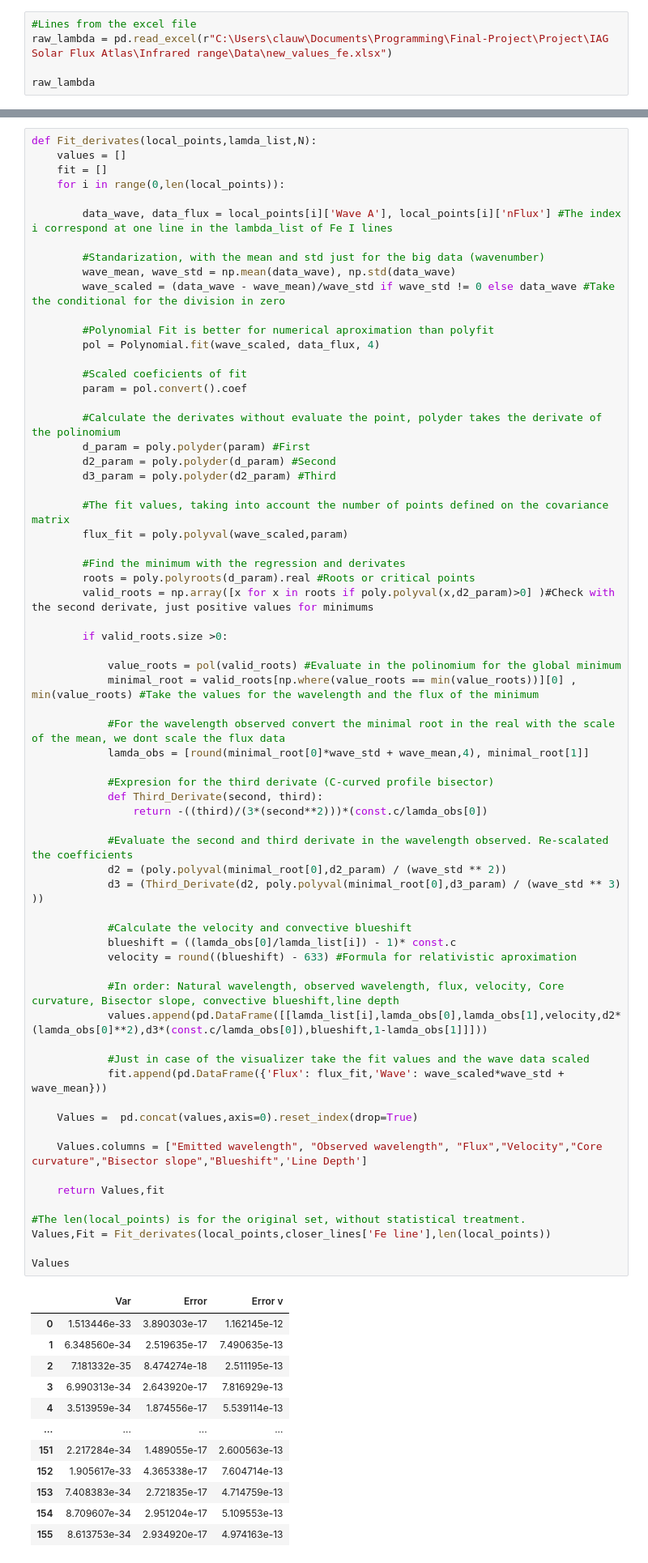
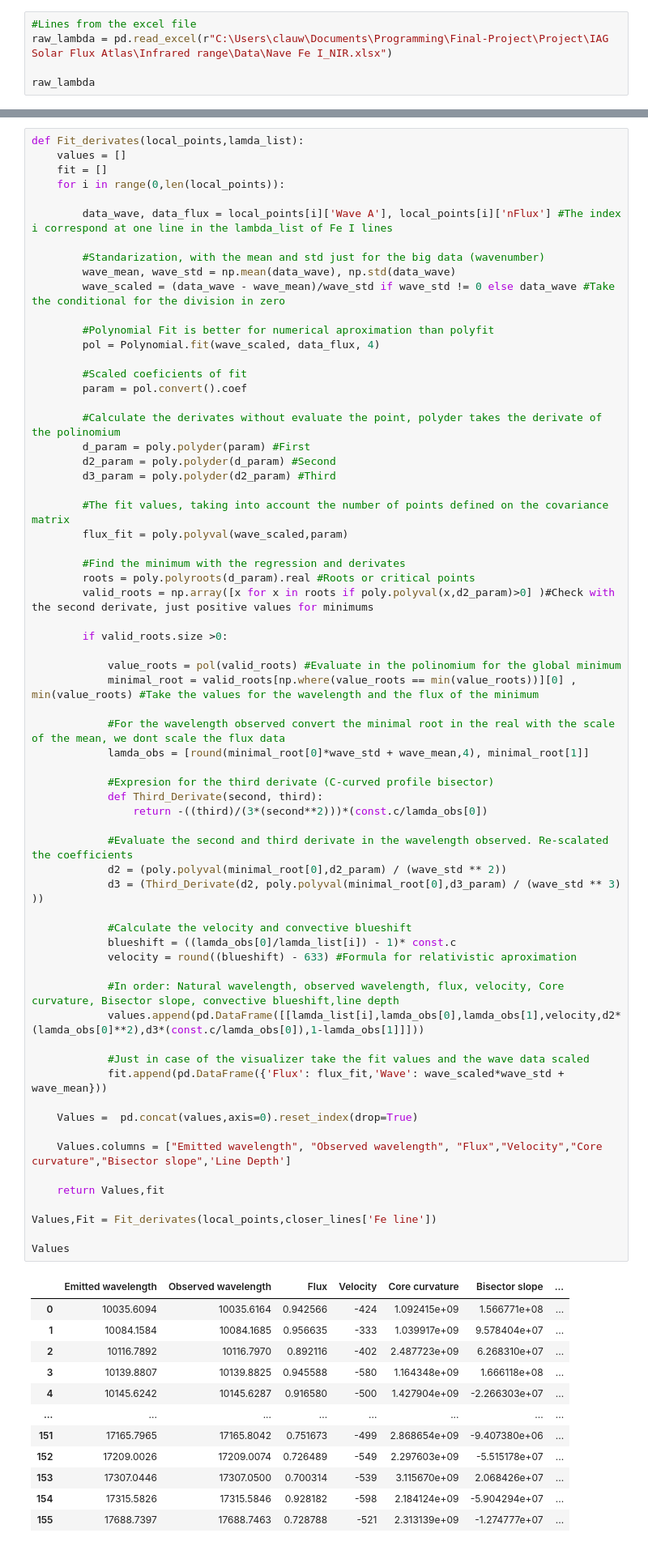
Before and after one commit to ccuellarn/Measurement-and-Characterization-of-Granulation-Patterns-in-the-IAG-Solar-Flux-Spectrum, a Jupyter notebook: Project/IAG Solar Flux Atlas/Infrared range/Check_lines.ipynb, the cells around one changed output, grey strips where cells are left out. Shown at 81% size. Cells and saved outputs as stored; diff of their text form.

Commit message:
Finished all ranges for check lines

```diff
--- a/Project/IAG Solar Flux Atlas/Infrared range/Check_lines.ipynb
+++ b/Project/IAG Solar Flux Atlas/Infrared range/Check_lines.ipynb
@@ -53,7 +53,7 @@ raw_data
 3001260 rows × 4 columns
 # %%
 #Lines from the excel file
-raw_lambda = pd.read_excel(r"C:\Users\clauw\Documents\Programming\Final-Project\Project\IAG Solar Flux Atlas\Infrared range\Data\new_values_fe.xlsx")
+raw_lambda = pd.read_excel(r"C:\Users\clauw\Documents\Programming\Final-Project\Project\IAG Solar Flux Atlas\Infrared range\Data\Nave Fe I_NIR.xlsx")
 
 raw_lambda
 # %% [output]
@@ -137,7 +137,7 @@ local_points = width_minimums(closer_lines,raw_data,0.05)#The range is 0.05mA
 # %% [markdown]
 ### Derivates and fit
 # %%
-def Fit_derivates(local_points,lamda_list,N):
+def Fit_derivates(local_points,lamda_list):
     values = []
     fit = []
     for i in range(0,len(local_points)):
@@ -172,46 +172,45 @@ def Fit_derivates(local_points,lamda_list,N):
             minimal_root = valid_roots[np.where(value_roots == min(value_roots))][0] , min(value_roots) #Take the values for the wavelength and the flux of the minimum
 
             #For the wavelength observed convert the minimal root in the real with the scale of the mean, we dont scale the flux data
             lamda_obs = [round(minimal_root[0]*wave_std + wave_mean,4), minimal_root[1]]
 
             #Expresion for the third derivate (C-curved profile bisector)
             def Third_Derivate(second, third):
                 return -((third)/(3*(second**2)))*(const.c/lamda_obs[0])
 
             #Evaluate the second and third derivate in the wavelength observed. Re-scalated the coefficients
             d2 = (poly.polyval(minimal_root[0],d2_param) / (wave_std ** 2))
             d3 = (Third_Derivate(d2, poly.polyval(minimal_root[0],d3_param) / (wave_std ** 3) ))
 
             #Calculate the velocity and convective blueshift
             blueshift = ((lamda_obs[0]/lamda_list[i]) - 1)* const.c
             velocity = round((blueshift) - 633) #Formula for relativistic aproximation
 
             #In order: Natural wavelength, observed wavelength, flux, velocity, Core curvature, Bisector slope, convective blueshift,line depth
-            values.append(pd.DataFrame([[lamda_list[i],lamda_obs[0],lamda_obs[1],velocity,d2*(lamda_obs[0]**2),d3*(const.c/lamda_obs[0]),blueshift,1-lamda_obs[1]]]))
+            values.append(pd.DataFrame([[lamda_list[i],lamda_obs[0],lamda_obs[1],velocity,d2*(lamda_obs[0]**2),d3*(const.c/lamda_obs[0]),1-lamda_obs[1]]]))
 
             #Just in case of the visualizer take the fit values and the wave data scaled
             fit.append(pd.DataFrame({'Flux': flux_fit,'Wave': wave_scaled*wave_std + wave_mean}))
 
     Values =  pd.concat(values,axis=0).reset_index(drop=True)
 
-    Values.columns = ["Emitted wavelength", "Observed wavelength", "Flux","Velocity","Core curvature","Bisector slope","Blueshift",'Line Depth']
+    Values.columns = ["Emitted wavelength", "Observed wavelength", "Flux","Velocity","Core curvature","Bisector slope",'Line Depth']
 
     return Values,fit
 
-#The len(local_points) is for the original set, without statistical treatment.
-Values,Fit = Fit_derivates(local_points,closer_lines['Fe line'],len(local_points))
+Values,Fit = Fit_derivates(local_points,closer_lines['Fe line'])
 
 Values
 # %% [output]
-|  | Var | Error | Error v |
-| 0 | 1.513446e-33 | 3.890303e-17 | 1.162145e-12 |
-| 1 | 6.348560e-34 | 2.519635e-17 | 7.490635e-13 |
-| 2 | 7.181332e-35 | 8.474274e-18 | 2.511195e-13 |
-| 3 | 6.990313e-34 | 2.643920e-17 | 7.816929e-13 |
-| 4 | 3.513959e-34 | 1.874556e-17 | 5.539114e-13 |
-| ... | ... | ... | ... |
-| 151 | 2.217284e-34 | 1.489055e-17 | 2.600563e-13 |
-| 152 | 1.905617e-33 | 4.365338e-17 | 7.604714e-13 |
-| 153 | 7.408383e-34 | 2.721835e-17 | 4.714759e-13 |
-| 154 | 8.709607e-34 | 2.951204e-17 | 5.109553e-13 |
-| 155 | 8.613753e-34 | 2.934920e-17 | 4.974163e-13 |
+|  | Emitted wavelength | Observed wavelength | Flux | Velocity | Core curvature | Bisector slope | ... |
+| 0 | 10035.6094 | 10035.6164 | 0.942566 | -424 | 1.092415e+09 | 1.566771e+08 | ... |
+| 1 | 10084.1584 | 10084.1685 | 0.956635 | -333 | 1.039917e+09 | 9.578404e+07 | ... |
+| 2 | 10116.7892 | 10116.7970 | 0.892116 | -402 | 2.487723e+09 | 6.268310e+07 | ... |
+| 3 | 10139.8807 | 10139.8825 | 0.945588 | -580 | 1.164348e+09 | 1.666118e+08 | ... |
+| 4 | 10145.6242 | 10145.6287 | 0.916580 | -500 | 1.427904e+09 | -2.266303e+07 | ... |
+| ... | ... | ... | ... | ... | ... | ... | ... |
+| 151 | 17165.7965 | 17165.8042 | 0.751673 | -499 | 2.868654e+09 | -9.407380e+06 | ... |
+| 152 | 17209.0026 | 17209.0074 | 0.726489 | -549 | 2.297603e+09 | -5.515178e+07 | ... |
+| 153 | 17307.0446 | 17307.0500 | 0.700314 | -539 | 3.115670e+09 | 2.068426e+07 | ... |
+| 154 | 17315.5826 | 17315.5846 | 0.928182 | -598 | 2.184124e+09 | -5.904294e+07 | ... |
+| 155 | 17688.7397 | 17688.7463 | 0.728788 | -521 | 2.313139e+09 | -1.274777e+07 | ... |
```
Also changed, not shown: parts of 4 cells of this notebook, 42 other files.
